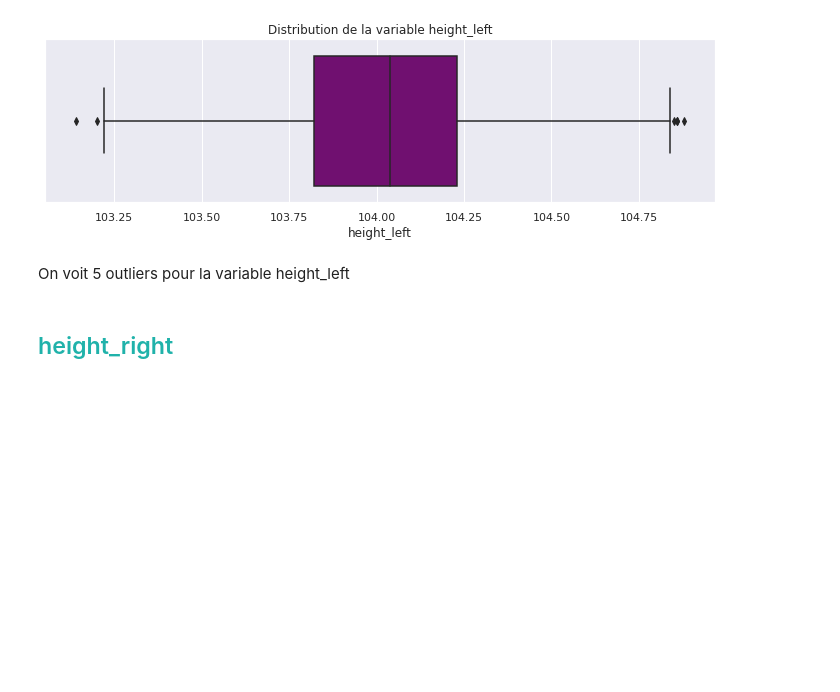
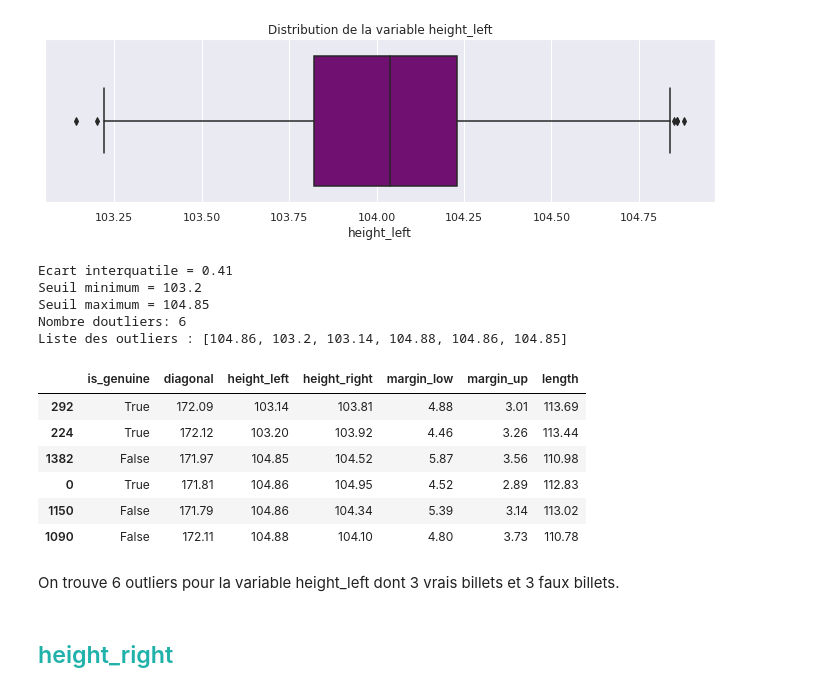
Before and after one commit to Randasabag/Detectez-des-faux-billets-avec-R-ou-Python, a Jupyter notebook: P10.ipynb, the cells around one changed output. Saved outputs shown, nothing was run; the diff lists cells and outputs as text; code cells hidden in the pictures; blank space fills up the shorter version.

```diff
--- a/P10.ipynb
+++ b/P10.ipynb
@@ -254,8 +299,28 @@ plt.show
 # %% [output]
 <function matplotlib.pyplot.show(*args, **kw)>
 [figure]
+# %%
+#affichage des outliers
+liste_outliers(df_billets, 'height_left')
+# %% [output]
+Ecart interquatile = 0.41
+Seuil minimum = 103.2
+Seuil maximum = 104.85
+Nombre doutliers: 6
+Liste des outliers : [104.86, 103.2, 103.14, 104.88, 104.86, 104.85]
+# %%
+l=[104.86, 103.2, 103.14, 104.88, 104.86, 104.85]
+df_billets[df_billets['height_left'].isin (l)].sort_values('height_left')
+# %% [output]
+|  | is_genuine | diagonal | height_left | height_right | margin_low | margin_up | length |
+| 292 | True | 172.09 | 103.14 | 103.81 | 4.88 | 3.01 | 113.69 |
+| 224 | True | 172.12 | 103.20 | 103.92 | 4.46 | 3.26 | 113.44 |
+| 1382 | False | 171.97 | 104.85 | 104.52 | 5.87 | 3.56 | 110.98 |
+| 0 | True | 171.81 | 104.86 | 104.95 | 4.52 | 2.89 | 112.83 |
+| 1150 | False | 171.79 | 104.86 | 104.34 | 5.39 | 3.14 | 113.02 |
+| 1090 | False | 172.11 | 104.88 | 104.10 | 4.80 | 3.73 | 110.78 |
 # %% [markdown]
-On voit 5 outliers pour la variable height_left
+On trouve 6 outliers pour la variable height_left dont 3 vrais billets et 3 faux billets.
 # %% [markdown]
 ## <a name="C11"><font color='LightSeaGreen'>height_right</font></a>
 # %%
```
Also changed, not shown: parts of 19 cells of this notebook.
